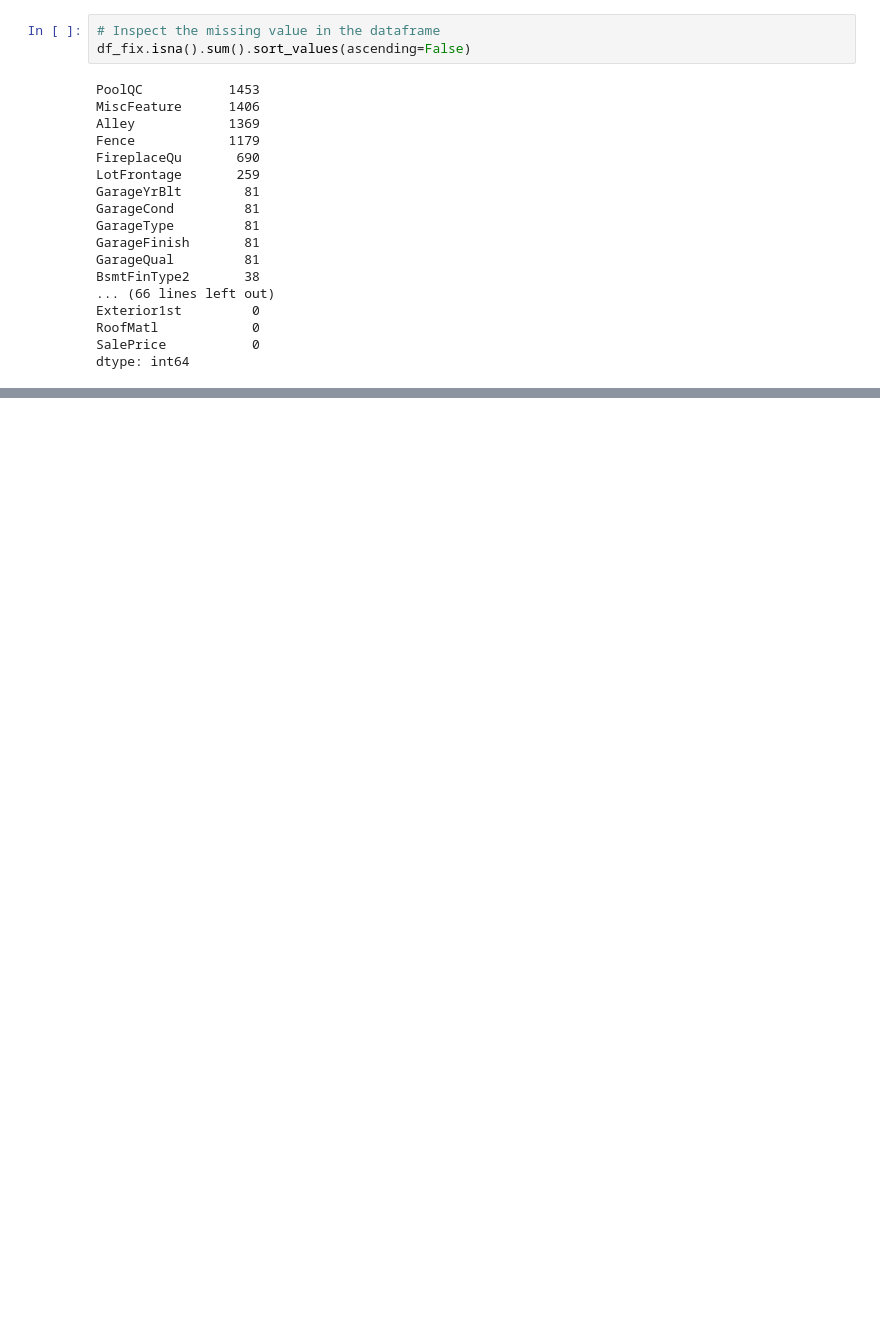
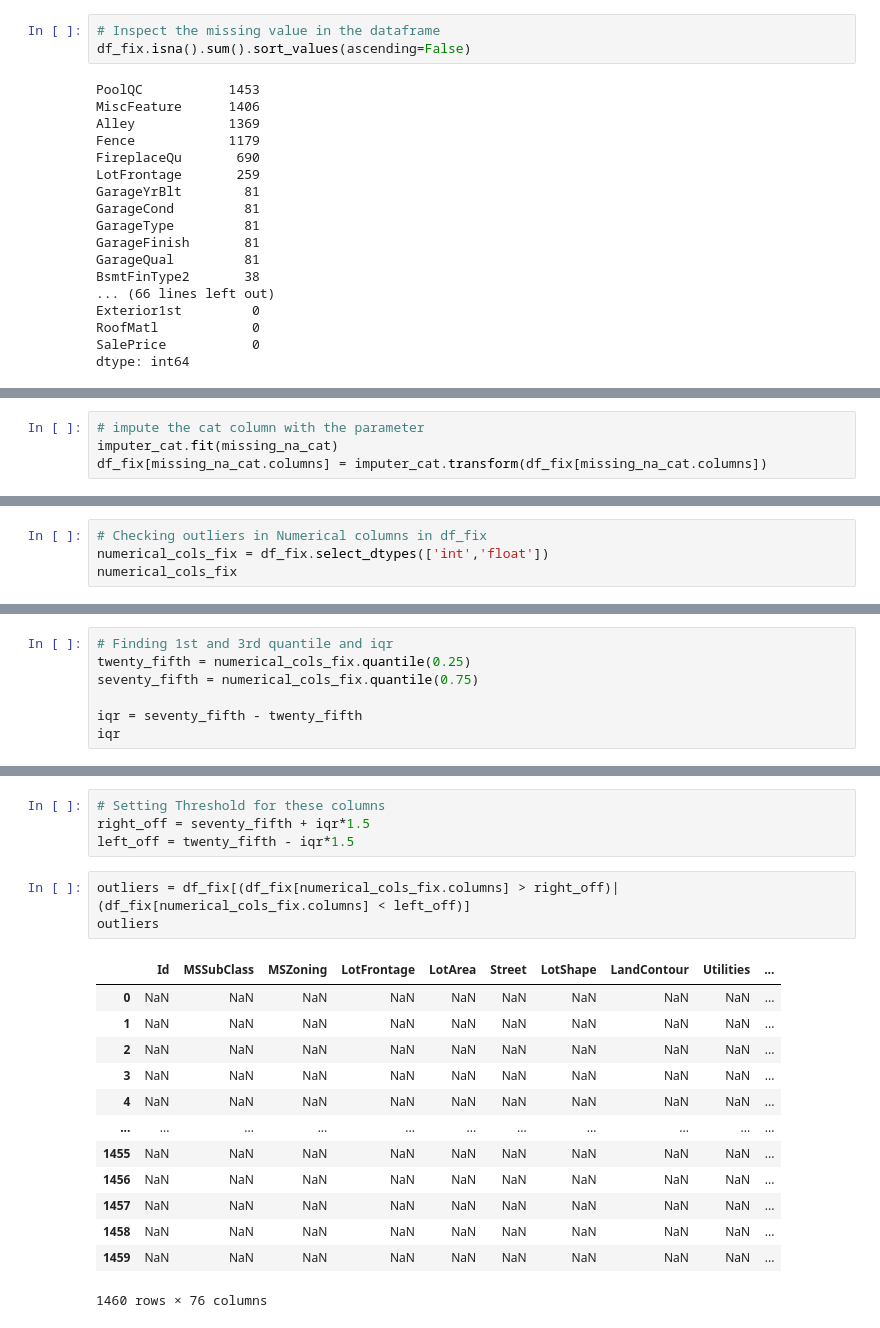
Before and after one commit to DinoKao23/ML2024_V1, a Jupyter notebook: CA01.ipynb, the cells around one changed output, grey strips where cells are left out. Saved outputs shown, nothing was run; the diff lists cells and outputs as text; blank space fills up the shorter version.

Commit message:
Add outlier and modify NA
Change the na from dropping to imputation and show the outliers in the data frame

```diff
--- a/CA01.ipynb
+++ b/CA01.ipynb
@@ -260,0 +277,4 @@ df_fix.shape
+# %%
+# impute the cat column with the parameter
+imputer_cat.fit(missing_na_cat)
+df_fix[missing_na_cat.columns] = imputer_cat.transform(df_fix[missing_na_cat.columns])
@@ -262,0 +309,4 @@ After Dropping the na columns and rows, there are 1095 rows and 76 columns remai
+# %%
+# Checking outliers in Numerical columns in df_fix
+numerical_cols_fix = df_fix.select_dtypes(['int','float'])
+numerical_cols_fix
@@ -262,0 +327,7 @@ After Dropping the na columns and rows, there are 1095 rows and 76 columns remai
+# %%
+# Finding 1st and 3rd quantile and iqr
+twenty_fifth = numerical_cols_fix.quantile(0.25)
+seventy_fifth = numerical_cols_fix.quantile(0.75)
+
+iqr = seventy_fifth - twenty_fifth
+iqr
@@ -262,0 +352,21 @@ After Dropping the na columns and rows, there are 1095 rows and 76 columns remai
+# %%
+# Setting Threshold for these columns
+right_off = seventy_fifth + iqr*1.5
+left_off = twenty_fifth - iqr*1.5
+# %%
+outliers = df_fix[(df_fix[numerical_cols_fix.columns] > right_off)|(df_fix[numerical_cols_fix.columns] < left_off)]
+outliers
+# %% [output]
+|  | Id | MSSubClass | MSZoning | LotFrontage | LotArea | Street | LotShape | LandContour | Utilities | ... |
+| 0 | NaN | NaN | NaN | NaN | NaN | NaN | NaN | NaN | NaN | ... |
+| 1 | NaN | NaN | NaN | NaN | NaN | NaN | NaN | NaN | NaN | ... |
+| 2 | NaN | NaN | NaN | NaN | NaN | NaN | NaN | NaN | NaN | ... |
+| 3 | NaN | NaN | NaN | NaN | NaN | NaN | NaN | NaN | NaN | ... |
+| 4 | NaN | NaN | NaN | NaN | NaN | NaN | NaN | NaN | NaN | ... |
+| ... | ... | ... | ... | ... | ... | ... | ... | ... | ... | ... |
+| 1455 | NaN | NaN | NaN | NaN | NaN | NaN | NaN | NaN | NaN | ... |
+| 1456 | NaN | NaN | NaN | NaN | NaN | NaN | NaN | NaN | NaN | ... |
+| 1457 | NaN | NaN | NaN | NaN | NaN | NaN | NaN | NaN | NaN | ... |
+| 1458 | NaN | NaN | NaN | NaN | NaN | NaN | NaN | NaN | NaN | ... |
+| 1459 | NaN | NaN | NaN | NaN | NaN | NaN | NaN | NaN | NaN | ... |
+1460 rows × 76 columns
```
Also changed, not shown: parts of 21 cells of this notebook.
